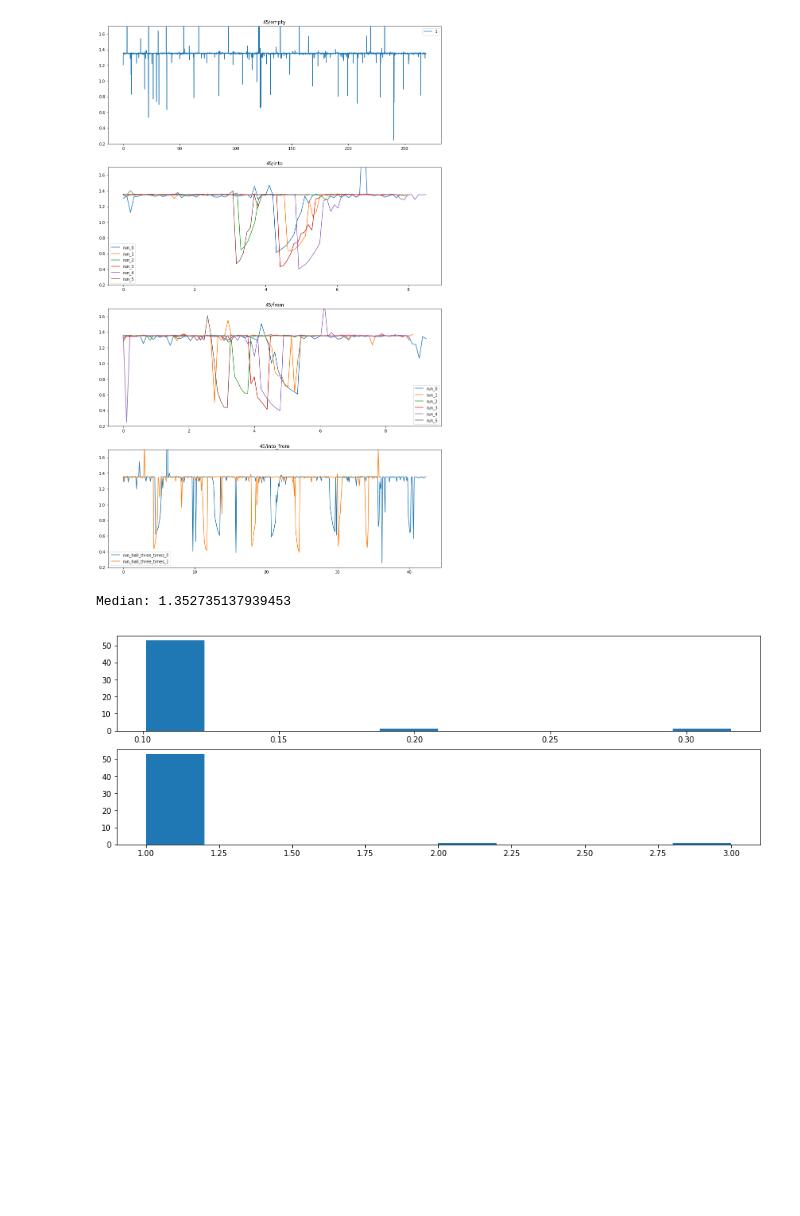
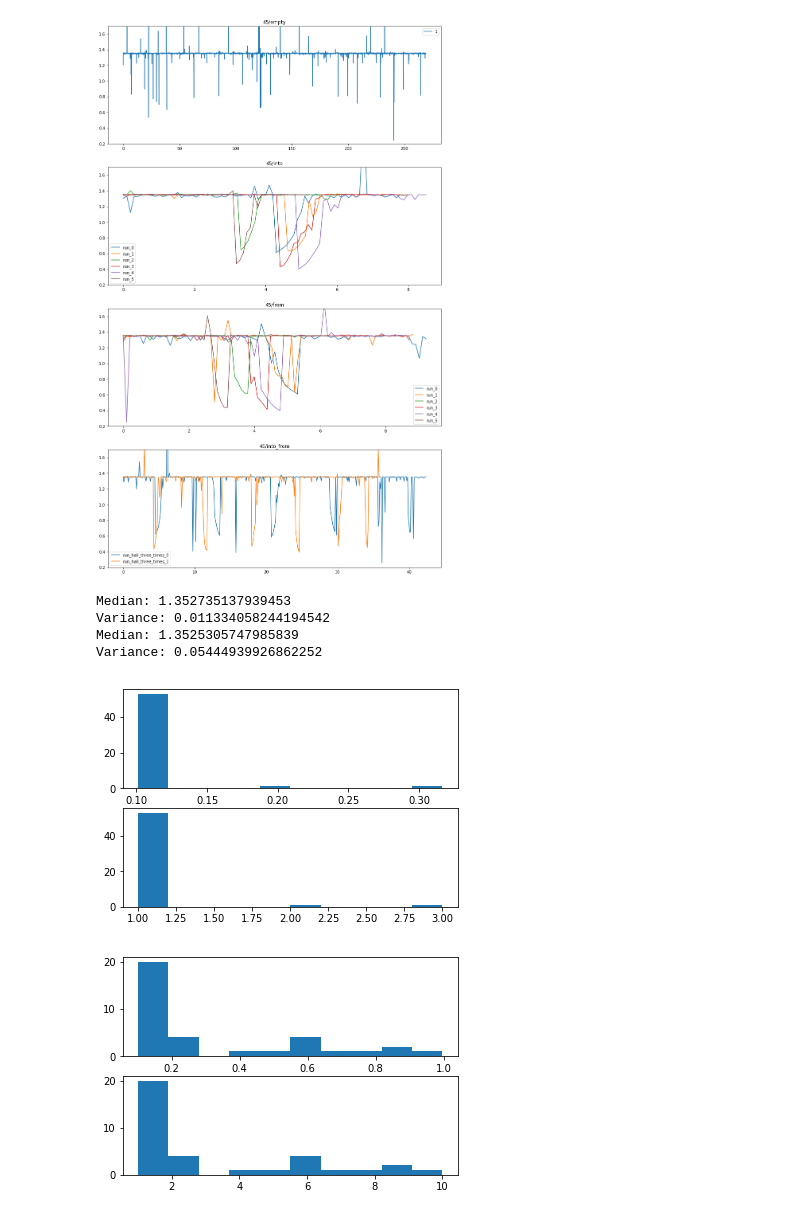
Before and after one commit to weramw/ultra_mt, a Jupyter notebook: Ultra Mt Data.ipynb, the cells around one changed output. Cells and saved outputs as stored; diff of their text form; code cells hidden in the pictures; blank space fills up the shorter version.

```diff
--- a/Ultra Mt Data.ipynb
+++ b/Ultra Mt Data.ipynb
@@ -100,33 +100,40 @@ def check_noise(data, max_sane_data_delta=0.1):
     for name, values in data.items():
         yvals = [val[1] for val in values]
     median = statistics.median(yvals)
+    var = statistics.variance(yvals)
     print(f"Median: {median}")
+    print(f"Variance: {var}")
     insane_windows = []
     insane_windows_count = []
     for name, values in data.items():
         cur_window_start = None
         cur_window_count = None
         for val in values:
             insane_data = abs(val[1] - median) > max_sane_data_delta
             if insane_data:
                 if cur_window_start is None:
                     cur_window_start = val[0]
                     cur_window_count = 1
                 else:
                     cur_window_count += 1
             else:
                 if cur_window_start is not None:
                     insane_windows.append(val[0] - cur_window_start)
                     insane_windows_count.append(cur_window_count)
                     cur_window_start = None
                     cur_window_count = None
     #print("\n".join(["%.2f" % d for d  in insane_windows]))
     fig, axes = plt.subplots(2, 1)
     axes[0].hist(insane_windows)
     axes[1].hist(insane_windows_count)
     #axes[2].plot(insane_windows_count)
 
 check_noise(data_empty, 0.1)
+check_noise(data_into_from, 0.1)
 # %% [output]
 Median: 1.352735137939453
+Variance: 0.011334058244194542
+Median: 1.3525305747985839
+Variance: 0.05444939926862252
-[figure, old version]
+[figure, new version]
+[figure, added]
```
